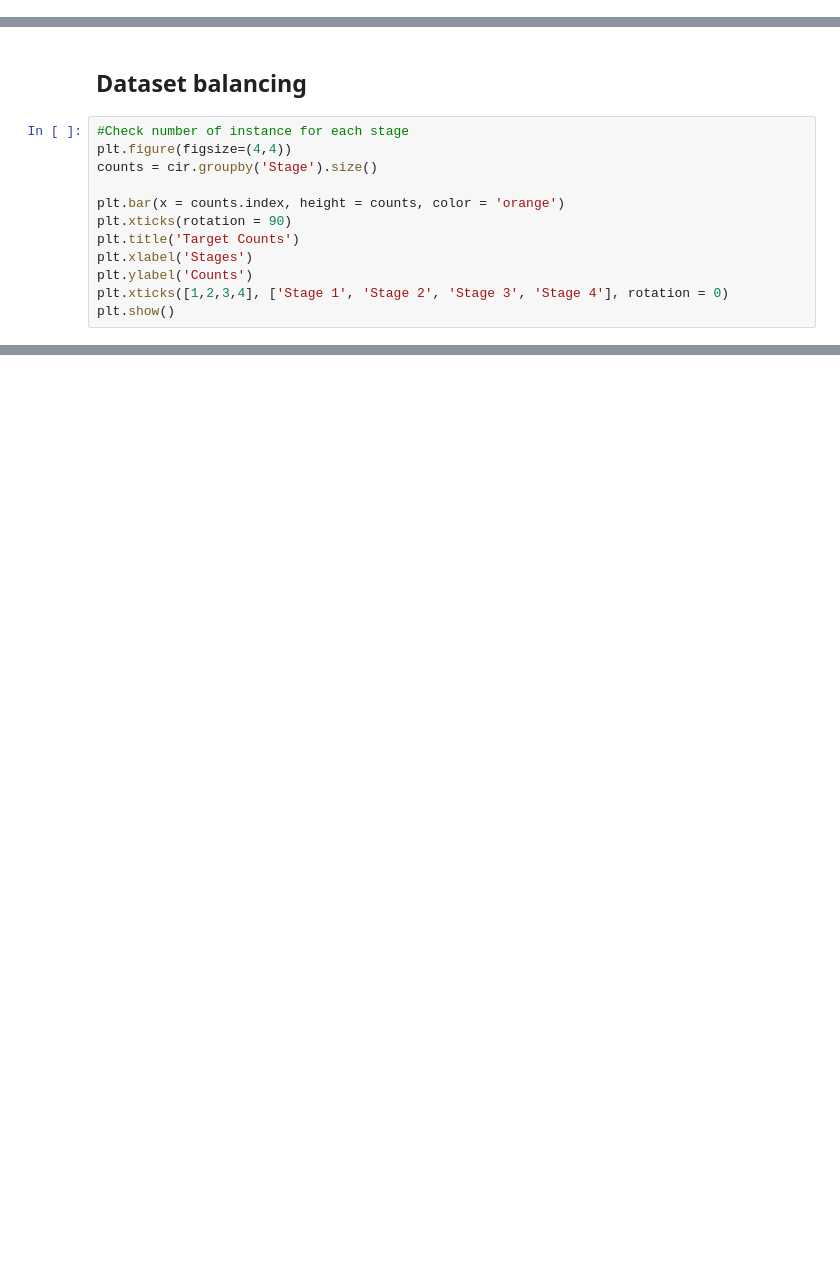
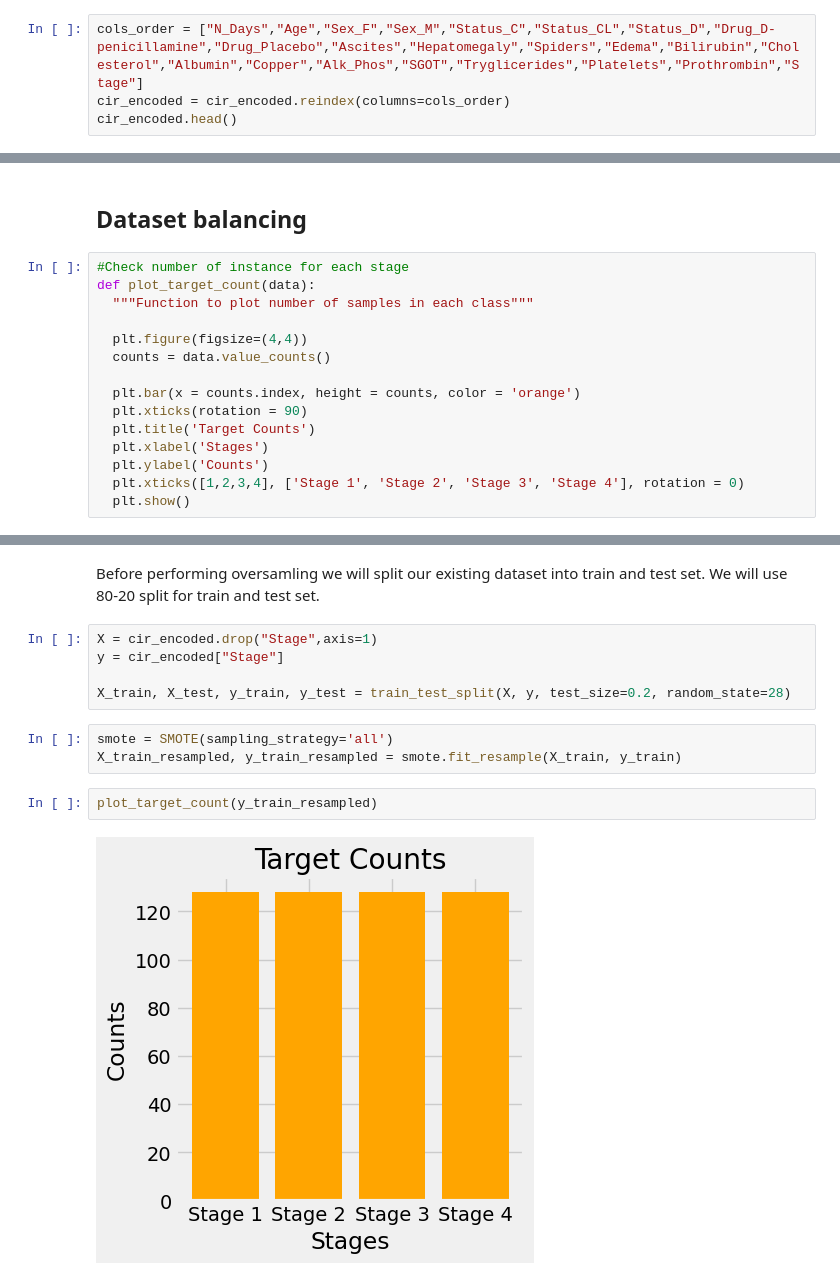
Before and after one commit to bimarshak7/liver-cirrhosis-prediction, a Jupyter notebook: cirrhosis_prediction.ipynb, the cells around one changed output, grey strips where cells are left out. Saved outputs shown, nothing was run; the diff lists cells and outputs as text; blank space fills up the shorter version.

Commit message:
Column encoding and oversampling

```diff
--- a/cirrhosis_prediction.ipynb
+++ b/cirrhosis_prediction.ipynb
@@ -211,0 +234,4 @@ dtype: int64
+# %%
+cols_order = ["N_Days","Age","Sex_F","Sex_M","Status_C","Status_CL","Status_D","Drug_D-penicillamine","Drug_Placebo","Ascites","Hepatomegaly","Spiders","Edema","Bilirubin","Cholesterol","Albumin","Copper","Alk_Phos","SGOT","Tryglicerides","Platelets","Prothrombin","Stage"]
+cir_encoded = cir_encoded.reindex(columns=cols_order)
+cir_encoded.head()
@@ -213,13 +247,16 @@ dtype: int64
 ## Dataset balancing
 # %%
 #Check number of instance for each stage
-plt.figure(figsize=(4,4))
-counts = cir.groupby('Stage').size()
+def plot_target_count(data):
+  """Function to plot number of samples in each class"""
 
-plt.bar(x = counts.index, height = counts, color = 'orange')
-plt.xticks(rotation = 90)
-plt.title('Target Counts')
-plt.xlabel('Stages')
-plt.ylabel('Counts')
-plt.xticks([1,2,3,4], ['Stage 1', 'Stage 2', 'Stage 3', 'Stage 4'], rotation = 0)
-plt.show()
+  plt.figure(figsize=(4,4))
+  counts = data.value_counts()
+
+  plt.bar(x = counts.index, height = counts, color = 'orange')
+  plt.xticks(rotation = 90)
+  plt.title('Target Counts')
+  plt.xlabel('Stages')
+  plt.ylabel('Counts')
+  plt.xticks([1,2,3,4], ['Stage 1', 'Stage 2', 'Stage 3', 'Stage 4'], rotation = 0)
+  plt.show()
@@ -229,0 +272,14 @@ The dataset is highly imbalanced with less number of rows for earlier stage of c
+# %% [markdown]
+Before performing oversamling we will split our existing dataset into train and test set. We will use 80-20 split for train and test set.
+# %%
+X = cir_encoded.drop("Stage",axis=1)
+y = cir_encoded["Stage"]
+
+X_train, X_test, y_train, y_test = train_test_split(X, y, test_size=0.2, random_state=28)
+# %%
+smote = SMOTE(sampling_strategy='all')
+X_train_resampled, y_train_resampled = smote.fit_resample(X_train, y_train)
+# %%
+plot_target_count(y_train_resampled)
+# %% [output]
+[figure, added]
```
Also changed, not shown: parts of 12 cells of this notebook.
